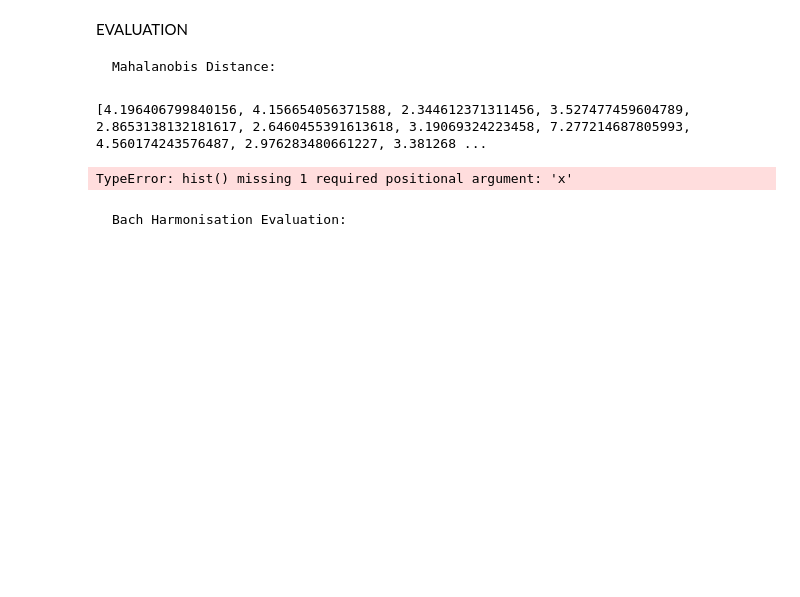
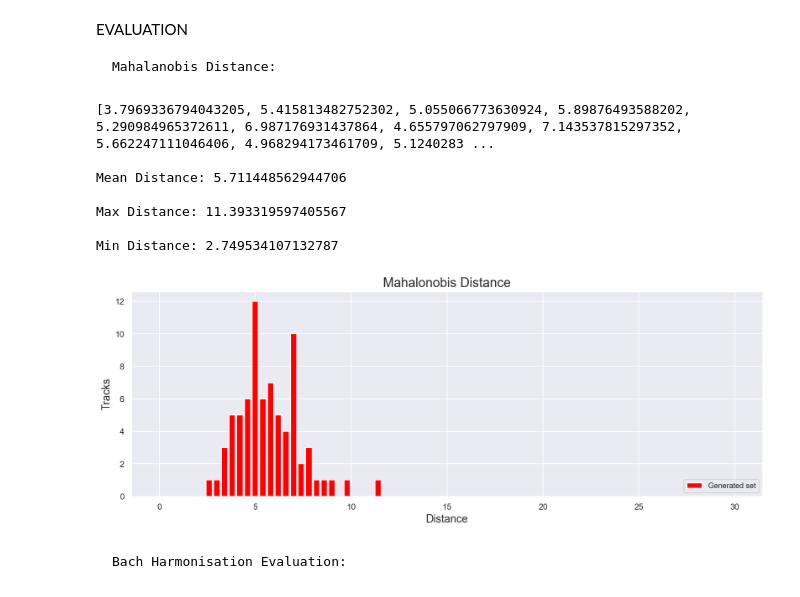
Before and after one commit to lwgmiller/HonoursProject-reharmonisationGAN, a Jupyter notebook: ReharmonisationGAN.ipynb, the cells around one changed output. Cells and saved outputs as stored; diff of their text form; code cells hidden in the pictures; blank space fills up the shorter version.

```diff
--- a/ReharmonisationGAN.ipynb
+++ b/ReharmonisationGAN.ipynb
@@ -1041,41 +993,50 @@ class Evaluate():
 # %%
 mahaData = []
 
-for file, t in zip(os.listdir(test_out_dir), vData):
+for file in os.listdir(test_out_dir):
 
-   t = t.stack()
-   f = os.path.join(test_out_dir, file)  #unit test for correct file extension/null files
+   f = os.path.join(test_out_dir, file)  #unit test for correct file extension/null files # Bug where evaluation can't be run twice in the same session
 
-   maha = Evaluate.Mahalanobis_Distance(f, t, dataset_eval_midi, mEvalData)
+   maha = Evaluate.Mahalanobis_Distance(f, dataset_eval_midi)
 
    mahaData.append(maha[0])
 
 
-
-range = (0, 20)
-bins = 20
+mahaMax = max(mahaData)
+mahaMin = min(mahaData)
+mahaDataM = np.mean(mahaData)
 
 print(mahaData)
+print()
+print("Mean Distance: %s" % (mahaDataM))
+print()
+print("Max Distance: %s" % (mahaMax))
+print()
+print("Min Distance: %s" % (mahaMin))
+
+range = (0, 30)
+bins = 75
 
 plt.ion()
 sns.set()
-ax.set_ylim([-100, 100])
 plt.figure(figsize=(15, 5))
 plt.hist(mahaData, bins, range, color = 'red', histtype = 'bar', rwidth = 0.8, label='Generated set')
 plt.legend(loc='lower right', fontsize='medium')
 plt.xlabel('Distance', fontsize='x-large')
 plt.ylabel('Tracks', fontsize='x-large')
 plt.title('Mahalonobis Distance', fontsize='xx-large')
 
 
 plt.show()
-
-mahaData = np.mean(mahaData)
-
-print(mahaData)
 # %% [output]
-[4.196406799840156, 4.156654056371588, 2.344612371311456, 3.527477459604789, 2.8653138132181617, 2.6460455391613618, 3.19069324223458, 7.277214687805993, 4.560174243576487, 2.976283480661227, 3.381268 ...
+[3.7969336794043205, 5.415813482752302, 5.055066773630924, 5.89876493588202, 5.290984965372611, 6.987176931437864, 4.655797062797909, 7.143537815297352, 5.662247111046406, 4.968294173461709, 5.1240283 ...
+
+Mean Distance: 5.711448562944706
+
+Max Distance: 11.393319597405567
+
+Min Distance: 2.749534107132787
-TypeError: hist() missing 1 required positional argument: 'x'
+[figure, added]
 # %% [markdown]
     Bach Harmonisation Evaluation:
 # %%
```
Also changed, not shown: parts of 16 cells of this notebook.
